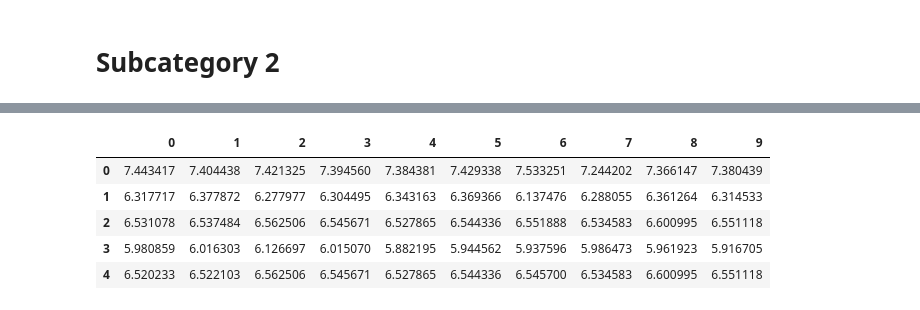
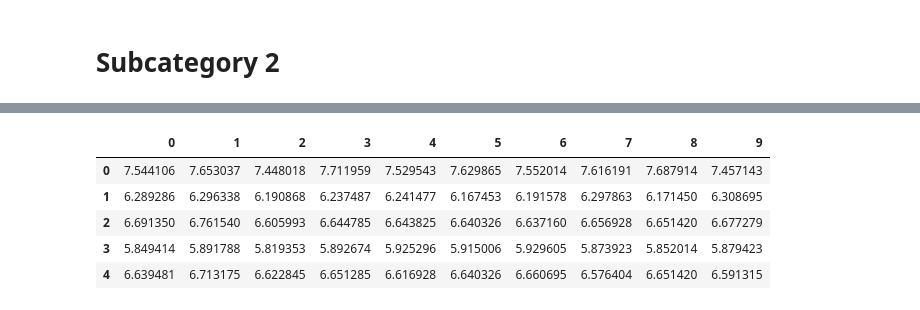
Before and after one commit to RahulGupta16/Machinehack-E-Commerce-product-price-prediction, a Jupyter notebook: Untitled.ipynb, the cells around one changed output, grey strips where cells are left out. Drawn from its saved outputs; the diff is of its cells as text; code cells hidden in the pictures.

```diff
--- a/Untitled.ipynb
+++ b/Untitled.ipynb
@@ -262,0 +217,10 @@ Name: Subcategory_2, Length: 336, dtype: int64
+# %%
+t1=set(train.Subcategory_2).difference(set(test.Subcategory_2))
+t2=set(test.Subcategory_2).difference(set(train.Subcategory_2))
+
+train.Subcategory_2=train.Subcategory_2.apply(lambda x: 'other' if x in t1 else x)
+test.Subcategory_2=test.Subcategory_2.apply(lambda x: 'other' if x in t2 else x)
+
+le=LabelEncoder()
+train.Subcategory_2 = pd.DataFrame(le.fit_transform(train.Subcategory_2),columns=['Subcategory_2'])
+test.Subcategory_2 = pd.DataFrame(le.transform(test.Subcategory_2),columns=['Subcategory_2'])
@@ -263,6 +235,6 @@ Name: Subcategory_2, Length: 336, dtype: int64
 # %%
-#train=pd.concat([train,pd.get_dummies(train.Year.astype('category'))],axis=1)
-#test=pd.concat([test,pd.get_dummies(test.Year.astype('category'))],axis=1)
+train=pd.concat([train,pd.get_dummies(train[['Year']].astype('category'))],axis=1)
+test=pd.concat([test,pd.get_dummies(test[['Year']].astype('category'))],axis=1)
 # %%
 train.shape,test.shape
 # %% [output]
@@ -270,6 +242,6 @@ train.shape,test.shape
 # %%
-train.drop(columns=['Product','Subcategory_2','Date'],inplace=True)
-test.drop(columns=['Product','Subcategory_2','Date'],inplace=True)
+train.drop(columns=['Product','Year','Date'],inplace=True)
+test.drop(columns=['Product','Year','Date'],inplace=True)
 # %%
 label =train['Selling_Price']
 train.drop(columns=['Selling_Price'],inplace=True)
@@ -348,3 +320,3 @@ model(GradientBoostingRegressor(random_state=490),train,label,test,690,15).head(
 # %%
-model(xgb.XGBRegressor(random_state=186098),train,label,test,59098,10).head()
+model(xgb.XGBRegressor(random_state=1688),train,label,test,6898,10).head()
 # %% [output]
@@ -362,7 +334,7 @@ model(xgb.XGBRegressor(random_state=186098),train,label,test,59098,10).head()
 |  | 0 | 1 | 2 | 3 | 4 | 5 | 6 | 7 | 8 | 9 |
-| 0 | 7.443417 | 7.404438 | 7.421325 | 7.394560 | 7.384381 | 7.429338 | 7.533251 | 7.244202 | 7.366147 | 7.380439 |
-| 1 | 6.317717 | 6.377872 | 6.277977 | 6.304495 | 6.343163 | 6.369366 | 6.137476 | 6.288055 | 6.361264 | 6.314533 |
-| 2 | 6.531078 | 6.537484 | 6.562506 | 6.545671 | 6.527865 | 6.544336 | 6.551888 | 6.534583 | 6.600995 | 6.551118 |
-| 3 | 5.980859 | 6.016303 | 6.126697 | 6.015070 | 5.882195 | 5.944562 | 5.937596 | 5.986473 | 5.961923 | 5.916705 |
-| 4 | 6.520233 | 6.522103 | 6.562506 | 6.545671 | 6.527865 | 6.544336 | 6.545700 | 6.534583 | 6.600995 | 6.551118 |
+| 0 | 7.544106 | 7.653037 | 7.448018 | 7.711959 | 7.529543 | 7.629865 | 7.552014 | 7.616191 | 7.687914 | 7.457143 |
+| 1 | 6.289286 | 6.296338 | 6.190868 | 6.237487 | 6.241477 | 6.167453 | 6.191578 | 6.297863 | 6.171450 | 6.308695 |
+| 2 | 6.691350 | 6.761540 | 6.605993 | 6.644785 | 6.643825 | 6.640326 | 6.637160 | 6.656928 | 6.651420 | 6.677279 |
+| 3 | 5.849414 | 5.891788 | 5.819353 | 5.892674 | 5.925296 | 5.915006 | 5.929605 | 5.873923 | 5.852014 | 5.879423 |
+| 4 | 6.639481 | 6.713175 | 6.622845 | 6.651285 | 6.616928 | 6.640326 | 6.660695 | 6.576404 | 6.651420 | 6.591315 |
 # %%
```
Also changed, not shown: parts of 20 cells of this notebook, 1 other file.
